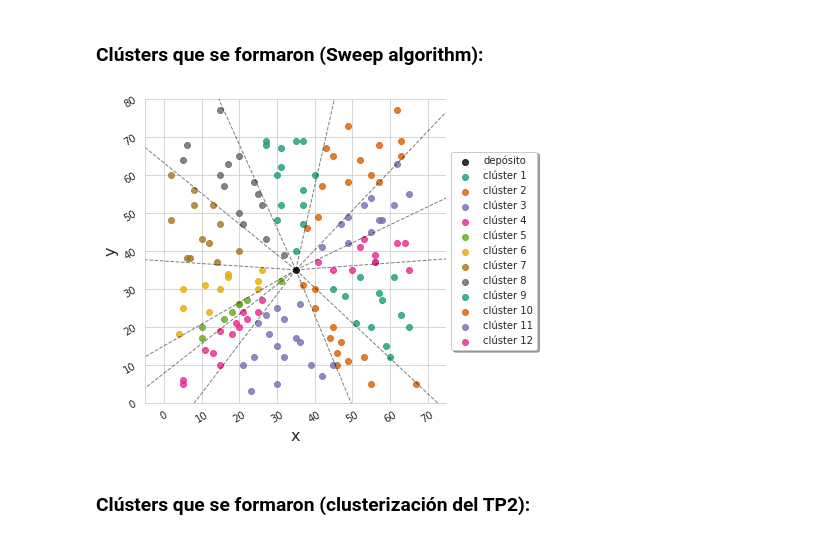
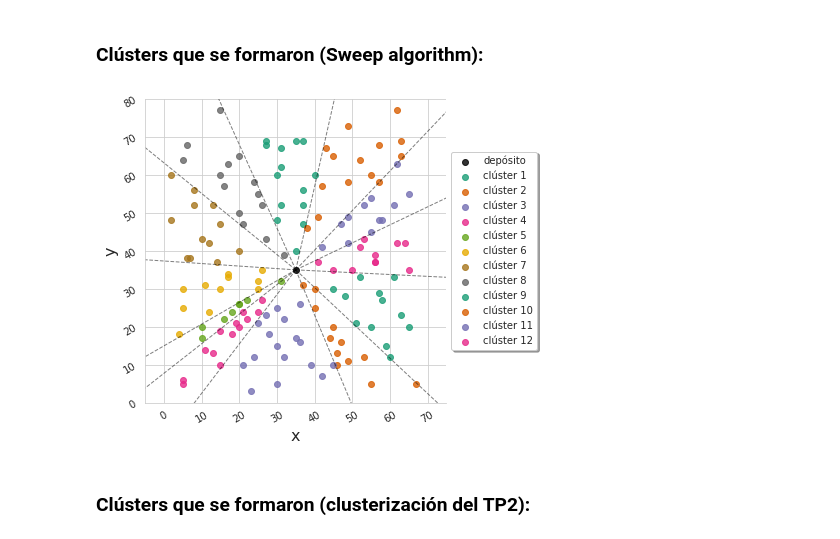
Before and after one commit to asdolo/algo3-tp3, a Jupyter notebook: jupyter/notebook.ipynb, the cells around one changed output. Drawn from its saved outputs; the diff is of its cells as text; code cells hidden in the pictures.

```diff
--- a/jupyter/notebook.ipynb
+++ b/jupyter/notebook.ipynb
@@ -122,7 +122,7 @@ def plot_instancia(archivo, xlim=[0,200], ylim=[0,200]):
 
 ######################################################################
 
-def plot_clusters_sweep(archivo, palette = 'cubehelix', show_separation_lines = True, padding = 20, xlim=[0,200], ylim=[0,200]):
+def plot_clusters_sweep(archivo, palette = 'cubehelix', show_separation_lines = True, padding = 20, xlim=[0,200], ylim=[0,200], fix_last_line=True):
     df_clusters = pd.read_csv(archivo)
 
     cant_clusters = df_clusters['cluster'].max()
@@ -166,7 +166,7 @@ def plot_clusters_sweep(archivo, palette = 'cubehelix', show_separation_lines =
             puntos = get_cluster_separator_points(i, i+1, min_nodes, max_nodes, depot_x, depot_y)
             plt.plot([puntos[0][0], puntos[1][0]], [puntos[0][1], puntos[1][1]], 'k--', linewidth=1, alpha=0.5)
         puntos = get_cluster_separator_points(cant_clusters-1, 0, min_nodes, max_nodes, depot_x, depot_y)
-        plt.plot([puntos[0][0], puntos[1][0] + 2*(puntos[0][0])], [puntos[0][1], puntos[1][1] + 2*(puntos[0][1])], 'k--', linewidth=1, alpha=0.5)
+        plt.plot([puntos[0][0], puntos[1][0] + (2*(puntos[0][0]) if fix_last_line else 0)], [puntos[0][1], puntos[1][1] + (2*(puntos[0][1]) if fix_last_line else 0)], 'k--', linewidth=1, alpha=0.5)
 
         # Draw bisection points
         for i in range(0, len(line_vectors)-1):
@@ -215,7 +215,7 @@ def plot_clusters_sweep(archivo, palette = 'cubehelix', show_separation_lines =
 
 
 
-def plot_clusters(archivo, palette = 'cubehelix', show_labels = True, padding = 20, xlim=[0,200], ylim=[0,200]):
+def plot_clusters(archivo, palette = 'cubehelix', show_labels = True, columnas=1, padding = 20, xlim=[0,200], ylim=[0,200]):
     df_clusters = pd.read_csv(archivo)
 
     cant_clusters = df_clusters['cluster'].max()
@@ -233,7 +233,7 @@ def plot_clusters(archivo, palette = 'cubehelix', show_labels = True, padding =
     for i in range(0, cant_clusters):
         leyendas.append("clúster " + str(i + 1))
 
-    plt.legend(leyendas, loc='center left', bbox_to_anchor=(1.0, 0.5), shadow=True)
+    plt.legend(leyendas, loc='center left', bbox_to_anchor=(1.0, 0.5), shadow=True, ncol=columnas)
 
     if show_labels:
         for cluster in range(1, cant_clusters + 1):
@@ -410,9 +410,9 @@ plot_instancia('../output/3-sweep-algorithm/clusters.csv', xlim=[-5,75], ylim=[0
 # %% [markdown]
 <h3>Clústers que se formaron (Sweep algorithm):</h3>
 # %%
-plot_clusters_sweep('../output/3-sweep-algorithm/clusters.csv', palette='Dark2', show_separation_lines=True, xlim=[-5,75], ylim=[0,80])
+plot_clusters_sweep('../output/3-sweep-algorithm/clusters.csv', palette='Dark2', show_separation_lines=True, xlim=[-5,75], ylim=[0,80], fix_last_line=False)
 # %% [output]
-[figure, old version]
+[figure, new version]
 # %% [markdown]
 <h3>Clústers que se formaron (clusterización del TP2):</h3>
 # %%
```
Also changed, not shown: parts of 4 cells of this notebook.
